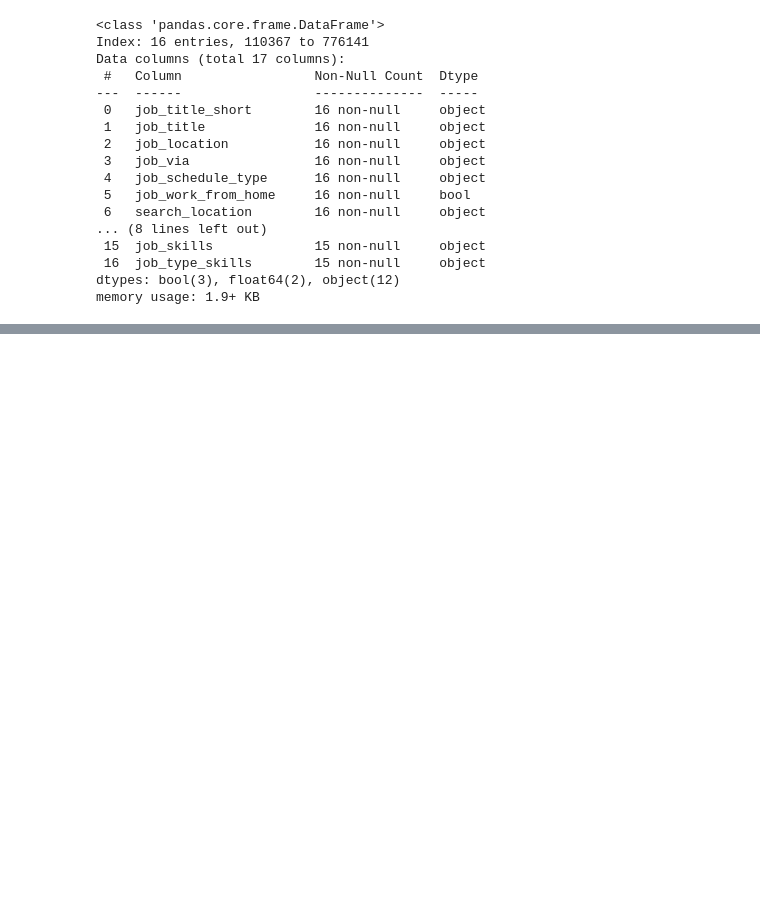
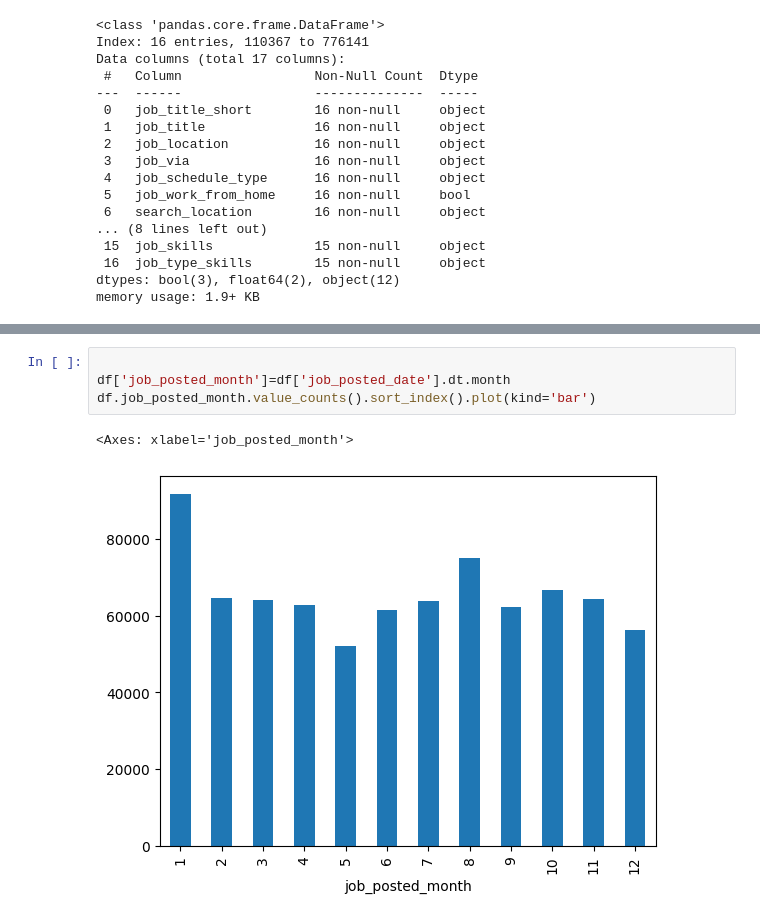
Before and after one commit to Alex-Matulay/Python_for_data_analytics_lukebarousse, a Jupyter notebook: 4_Problems/1_24_Pandas Inspection.ipynb, the cells around one changed output, grey strips where cells are left out. Saved outputs shown, nothing was run; the diff lists cells and outputs as text; blank space fills up the shorter version.

```diff
--- a/4_Problems/1_24_Pandas Inspection.ipynb
+++ b/4_Problems/1_24_Pandas Inspection.ipynb
@@ -273,0 +272,7 @@ df_clean.groupby('job_title_short')['salary_year_avg'].agg(['median', 'mean', 'm
+# %%
+
+df['job_posted_month']=df['job_posted_date'].dt.month
+df.job_posted_month.value_counts().sort_index().plot(kind='bar')
+# %% [output]
+<Axes: xlabel='job_posted_month'>
+[figure, added]
```
Also changed, not shown: parts of 6 cells of this notebook.
